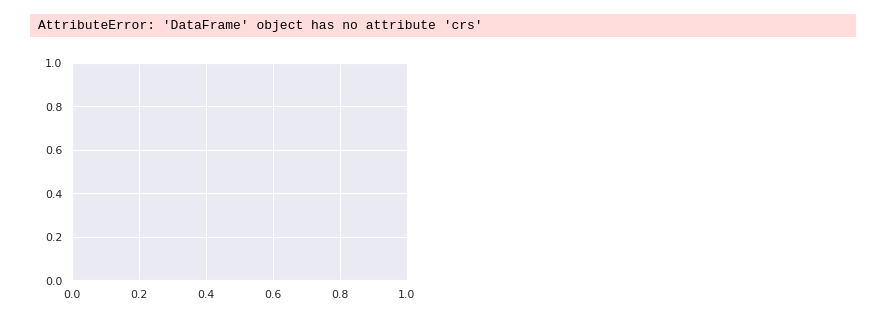
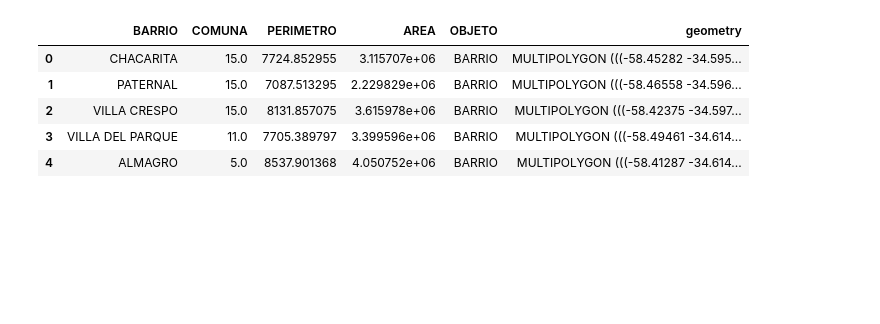
Before and after one commit to Naza26/7506R-2C2022-GRUPO01, a Jupyter notebook: basura/mapa.ipynb, the cells around one changed output. Cells and saved outputs as stored; diff of their text form; code cells hidden in the pictures; blank space fills up the shorter version.

Commit message:
mapa hecho

```diff
--- a/basura/mapa.ipynb
+++ b/basura/mapa.ipynb
@@ -34,8 +4,11 @@ caba.plot()
-# %%
-barrios = pd.read_csv('datasets/barrios.csv',sep=';')
-barrios.rename(columns={'WKT':'geometry'}, inplace=True)
-
-gpd.GeoDataFrame(barrios).plot()
-# %% [output]
-AttributeError: 'DataFrame' object has no attribute 'crs'
-[figure, removed]
+# %%
+# Proceso el archivo de los barrios
+barrios = gpd.read_file('../mapa/barrios.geojson')
+barrios.head()
+# %% [output]
+|  | BARRIO | COMUNA | PERIMETRO | AREA | OBJETO | geometry |
+| 0 | CHACARITA | 15.0 | 7724.852955 | 3.115707e+06 | BARRIO | MULTIPOLYGON (((-58.45282 -34.595... |
+| 1 | PATERNAL | 15.0 | 7087.513295 | 2.229829e+06 | BARRIO | MULTIPOLYGON (((-58.46558 -34.596... |
+| 2 | VILLA CRESPO | 15.0 | 8131.857075 | 3.615978e+06 | BARRIO | MULTIPOLYGON (((-58.42375 -34.597... |
+| 3 | VILLA DEL PARQUE | 11.0 | 7705.389797 | 3.399596e+06 | BARRIO | MULTIPOLYGON (((-58.49461 -34.614... |
+| 4 | ALMAGRO | 5.0 | 8537.901368 | 4.050752e+06 | BARRIO | MULTIPOLYGON (((-58.41287 -34.614... |
```
Also changed, not shown: parts of 5 cells of this notebook.
